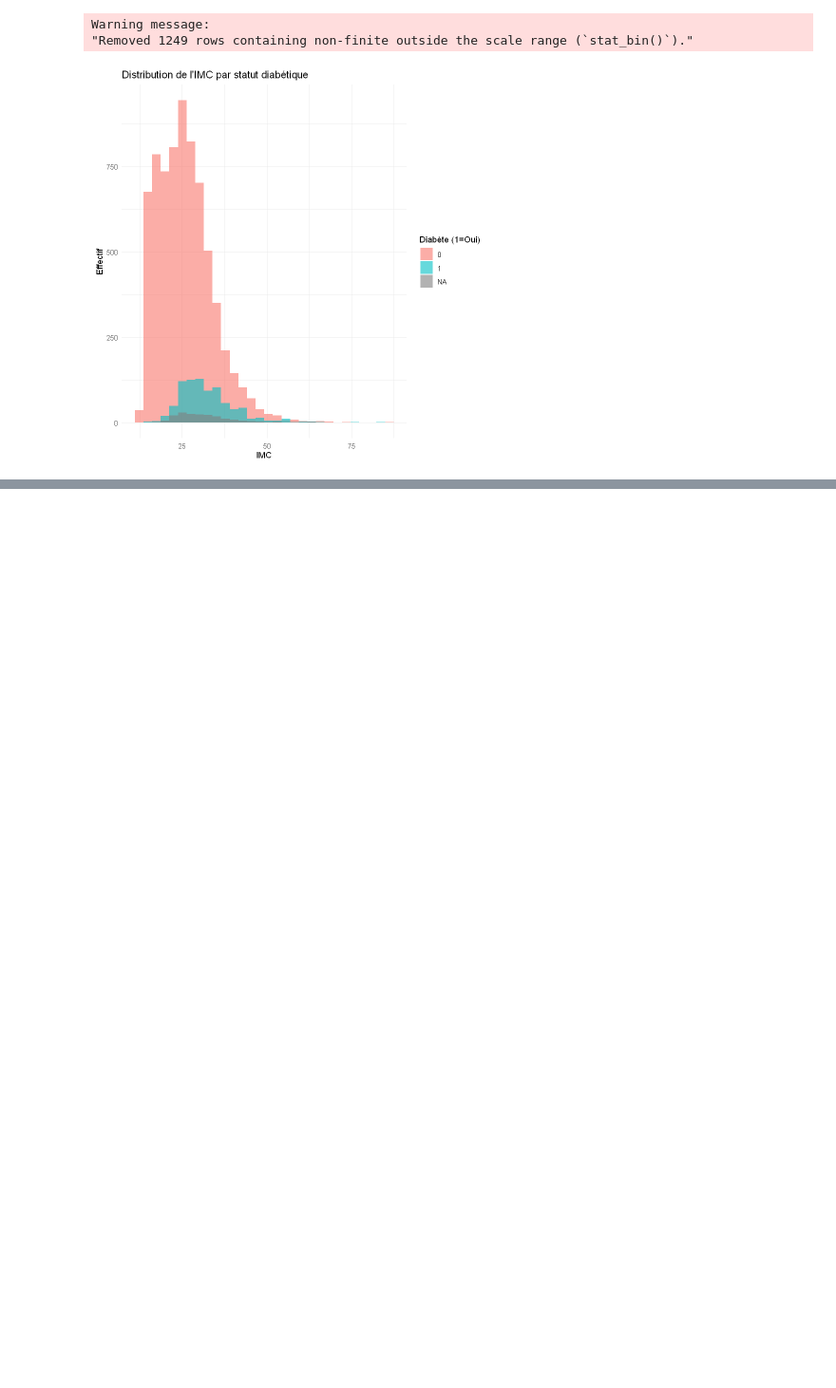
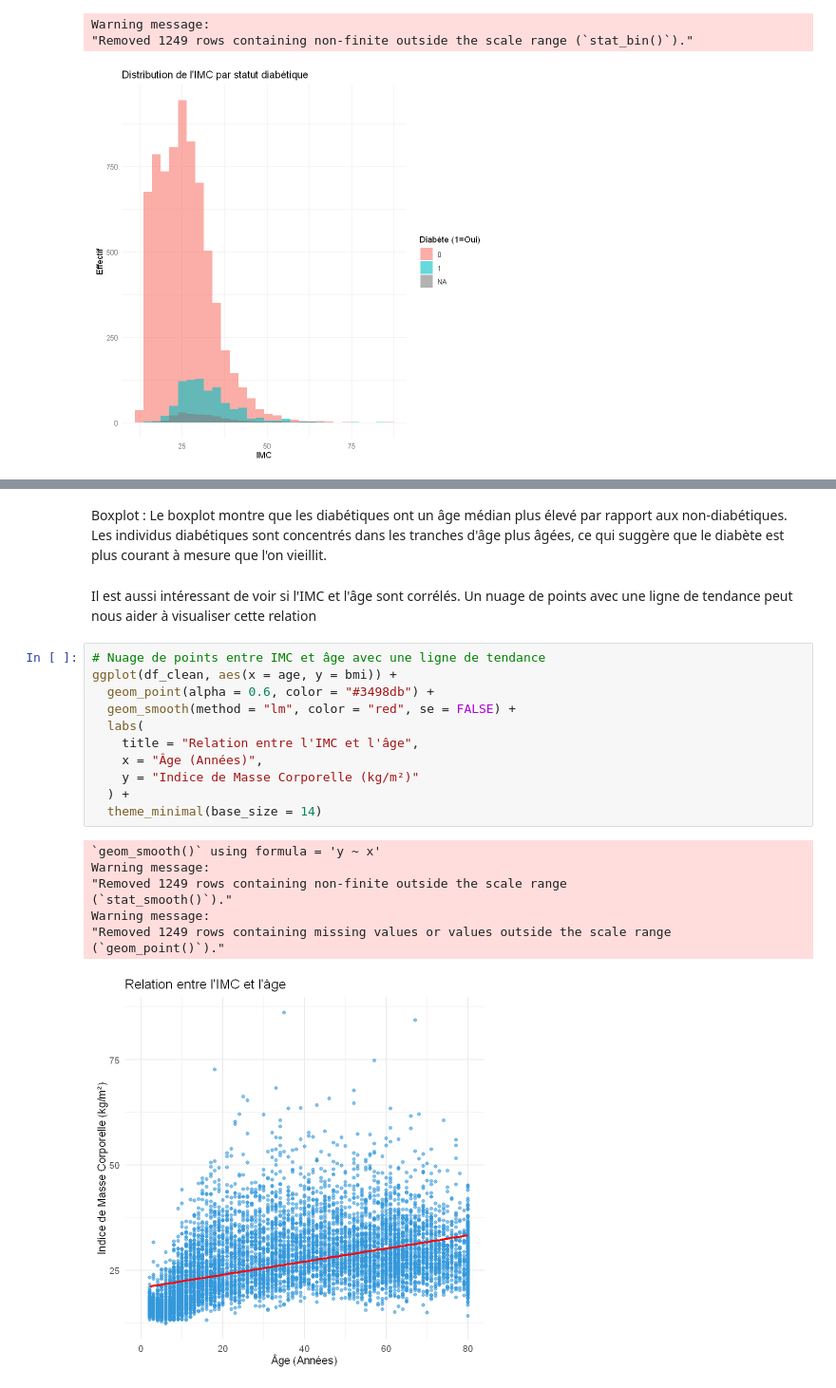
Before and after one commit to linabouallegue/projet-R, a Jupyter notebook: Projet_R.ipynb, the cells around one changed output, grey strips where cells are left out. Shown at 95% size. Cells and saved outputs as stored; diff of their text form; blank space fills up the shorter version.

```diff
--- a/Projet_R.ipynb
+++ b/Projet_R.ipynb
@@ -222,0 +215,24 @@ Le critère AIC permet d’évaluer la qualité globale du modèle et servira de
+# %% [markdown]
+Boxplot : Le boxplot montre que les diabétiques ont un âge médian plus élevé par rapport aux non-diabétiques. Les individus diabétiques sont concentrés dans les tranches d'âge plus âgées, ce qui suggère que le diabète est plus courant à mesure que l'on vieillit.
+# %% [markdown]
+Il est aussi intéressant de voir si l'IMC et l'âge sont corrélés. Un nuage de points avec une ligne de tendance peut nous aider à visualiser cette relation
+# %%
+# Nuage de points entre IMC et âge avec une ligne de tendance
+ggplot(df_clean, aes(x = age, y = bmi)) +
+  geom_point(alpha = 0.6, color = "#3498db") +
+  geom_smooth(method = "lm", color = "red", se = FALSE) +
+  labs(
+    title = "Relation entre l'IMC et l'âge",
+    x = "Âge (Années)",
+    y = "Indice de Masse Corporelle (kg/m²)"
+  ) +
+  theme_minimal(base_size = 14)
+# %% [output]
+`geom_smooth()` using formula = 'y ~ x'
+Warning message:
+"Removed 1249 rows containing non-finite outside the scale range
+(`stat_smooth()`)."
+Warning message:
+"Removed 1249 rows containing missing values or values outside the scale range
+(`geom_point()`)."
+[figure, added]
```
Also changed, not shown: parts of 29 cells of this notebook, 5 other files.
